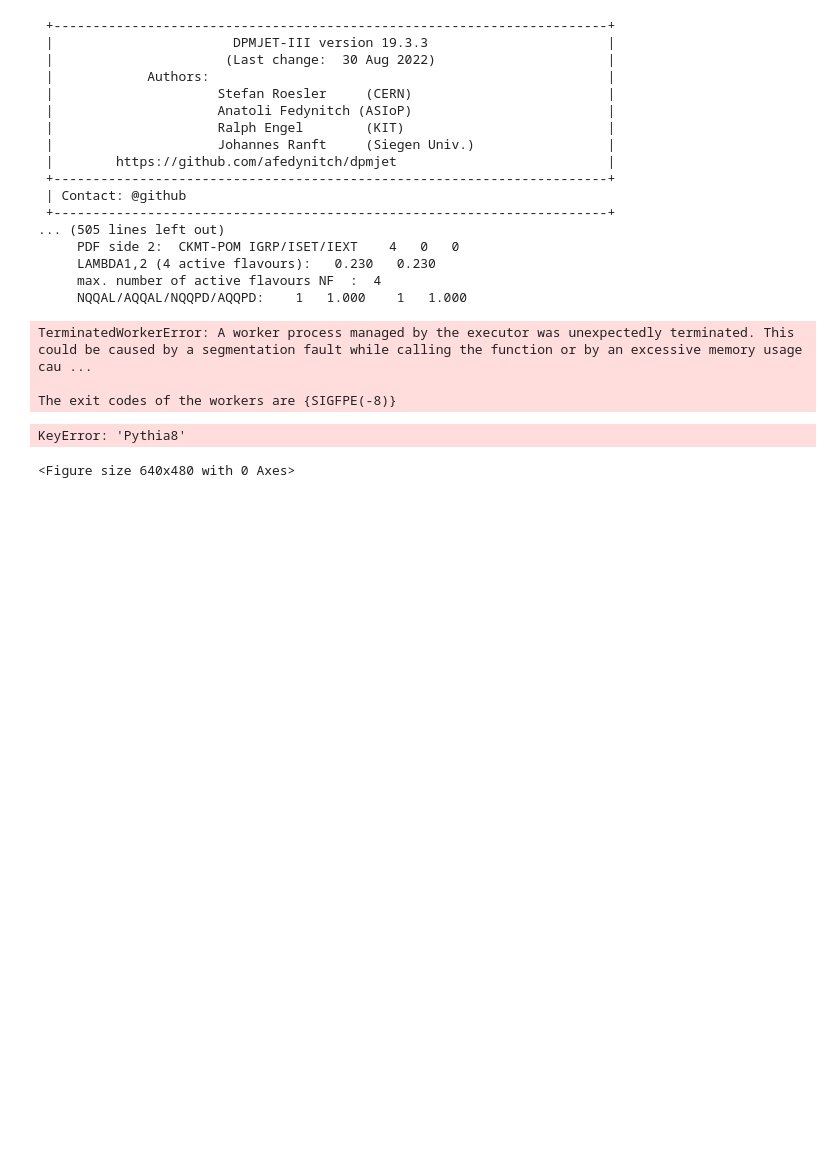
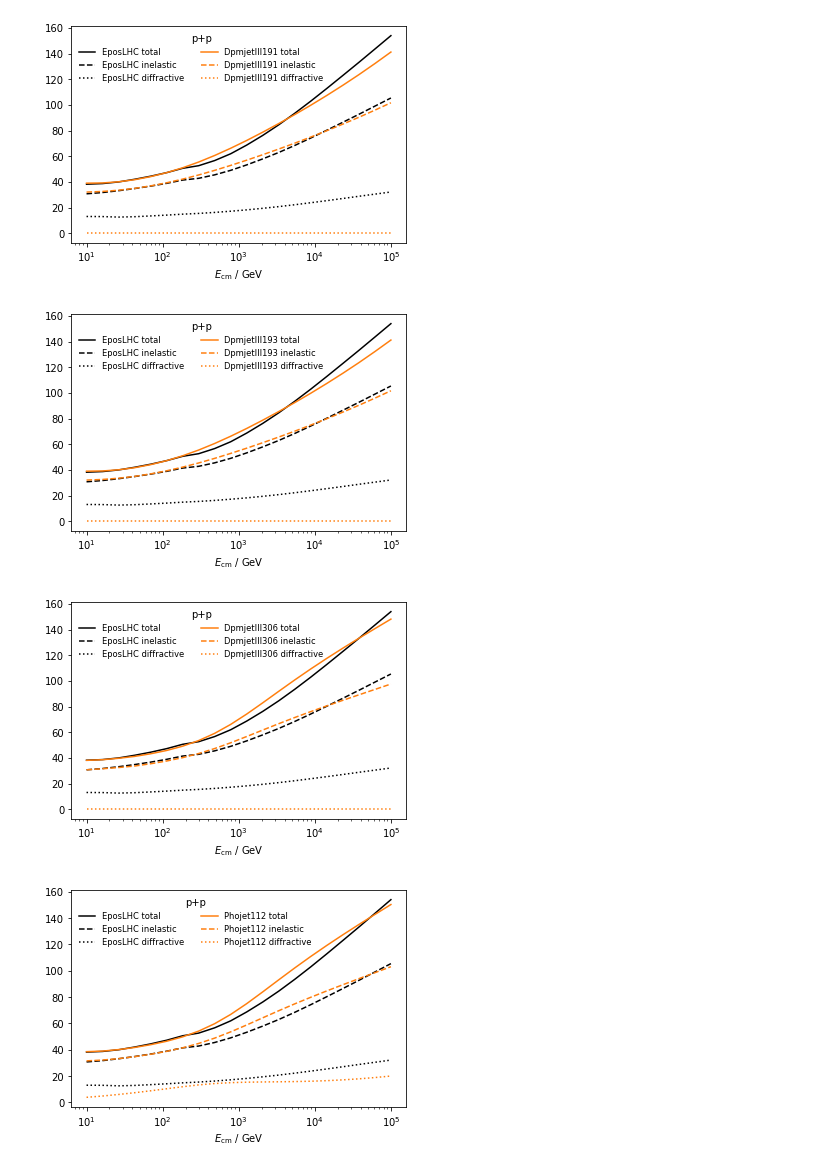
Before and after one commit to impy-project/chromo, a Jupyter notebook: examples/cross_section.ipynb, the cells around one changed output. Drawn from its saved outputs; the diff is of its cells as text; code cells hidden in the pictures; blank space fills up the shorter version.

```diff
--- a/examples/cross_section.ipynb
+++ b/examples/cross_section.ipynb
@@ -41,65 +11,62 @@ models = [im.dpmjetIII.DpmjetIII191,
 # %%
-energies = np.geomspace(10, 1000, 20) * GeV
+energies = np.geomspace(10, 100000, 20) * GeV
+
 
 @joblib.delayed
 def run(Model):
     values = []
-    m = Model(CenterOfMass(energies[0], "p", "p"))
+    m = Model(CenterOfMass(energies[-1], "p", "p"))
     for en in energies:
         kin = CenterOfMass(en, "p", "p")
         c = m.cross_section(kin)
         values.append(c)
     return values
 
-Models = [M for M in models if lp.proton.pdgid in M.projectiles]
+
+Models = [M for M in get_all_models() if lp.proton.pdgid in M.projectiles]
 cross_sections = {}
 out = joblib.Parallel(len(Models), batch_size=1)(run(Model) for Model in Models)
 for Model, o in zip(Models, out):
     cross_sections[Model.pyname] = o
-# %% [output]
- +-----------------------------------------------------------------------+
- |                       DPMJET-III version 19.3.3                       |
- |                      (Last change:  30 Aug 2022)                      |
- |            Authors:                                                   |
- |                     Stefan Roesler     (CERN)                         |
- |                     Anatoli Fedynitch (ASIoP)                         |
- |                     Ralph Engel        (KIT)                          |
- |                     Johannes Ranft     (Siegen Univ.)                 |
- |        https://github.com/afedynitch/dpmjet                           |
- +-----------------------------------------------------------------------+
- | Contact: @github
- +-----------------------------------------------------------------------+
-... (505 lines left out)
-     PDF side 2:  CKMT-POM IGRP/ISET/IEXT    4   0   0
-     LAMBDA1,2 (4 active flavours):   0.230   0.230
-     max. number of active flavours NF  :  4
-     NQQAL/AQQAL/NQQPD/AQQPD:    1   1.000    1   1.000
-TerminatedWorkerError: A worker process managed by the executor was unexpectedly terminated. This could be caused by a segmentation fault while calling the function or by an excessive memory usage cau ...
-
-The exit codes of the workers are {SIGFPE(-8)}
 # %%
 from matplotlib import pyplot as plt
 import dataclasses
 
+reference_model = "EposLHC"
+
 for model in cross_sections:
-    if model == "Pythia8":
+    if model == reference_model:
         continue
     plt.figure()
     kinds = "total", "inelastic", "diffractive"
-    for k, model2 in enumerate(("Pythia8", model)):
+    for k, model2 in enumerate((reference_model, model)):
         data = cross_sections[model2]
         for i, kind in enumerate(kinds):
             if kind == "diffractive":
-                val = [sum(
-                    (0 if np.isnan(v) else v) for k, v in dataclasses.asdict(d).items() if "diffractive" in k) for d in data]
+                val = [
+                    sum(
+                        (0 if np.isnan(v) else v)
+                        for k, v in dataclasses.asdict(d).items()
+                        if "diffractive" in k
+                    )
+                    for d in data
+                ]
             else:
                 val = [getattr(d, kind) for d in data]
 
-            plt.plot(energies / GeV, val, label=model2 + " " + kind,
-                    ls=["-", "--", ":"][i], color=["k", "C1"][k], zorder=1 + k)
+            plt.plot(
+                energies / GeV,
+                val,
+                label=model2 + " " + kind,
+                ls=["-", "--", ":"][i],
+                color=["k", "C1"][k],
+                zorder=1 + k,
+            )
     plt.semilogx()
     plt.legend(frameon=False, ncol=2, fontsize="small", title="p+p")
-    plt.xlabel("$E_\\mathrm{cm}$ / GeV");
+    plt.xlabel("$E_\\mathrm{cm}$ / GeV")
 # %% [output]
-KeyError: 'Pythia8'
-<Figure size 640x480 with 0 Axes>
+[figure, added]
+[figure, added]
+[figure, added]
+[figure, added]
```
Also changed, not shown: parts of 5 cells of this notebook, 13 other files.
